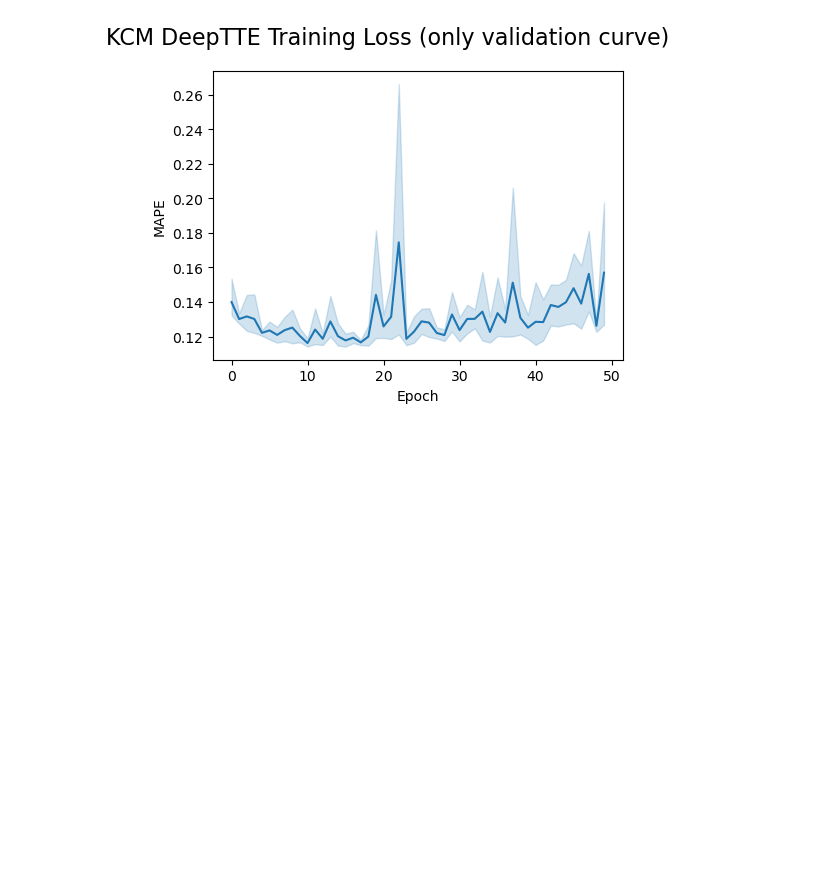
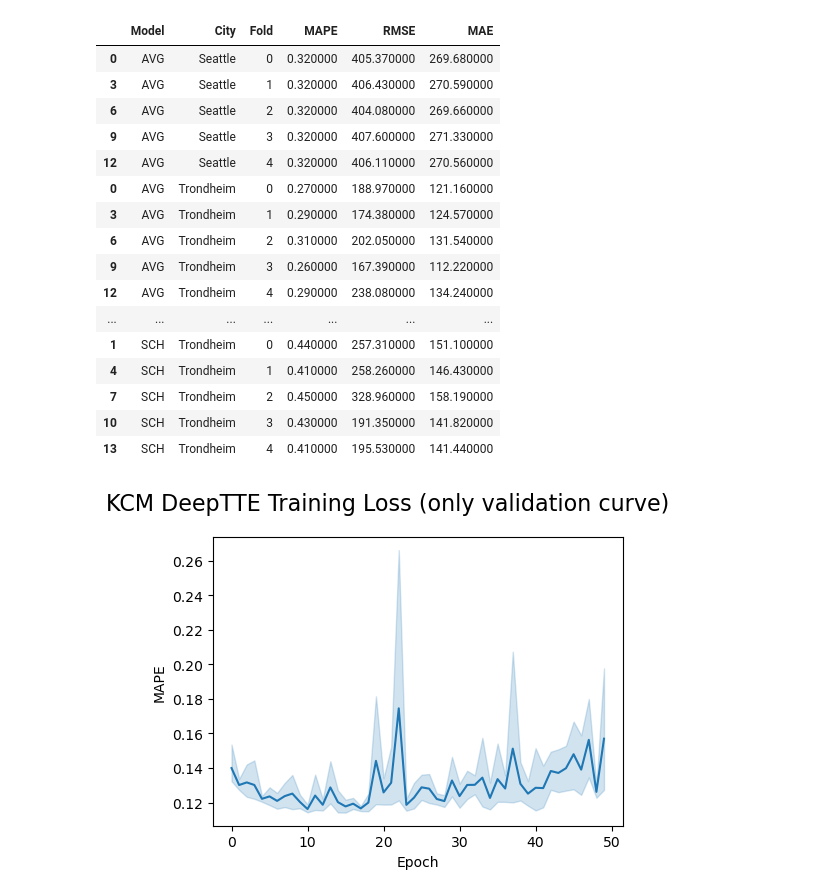
Before and after one commit to zackAemmer/generalizable_travel_times, a Jupyter notebook: src/explore_results.ipynb, the cells around one changed output. Saved outputs shown, nothing was run; the diff lists cells and outputs as text; code cells hidden in the pictures; blank space fills up the shorter version.

```diff
--- a/src/explore_results.ipynb
+++ b/src/explore_results.ipynb
@@ -33,4 +32,24 @@ performances_df = pd.concat([kcm_result_df, atb_result_df, kcm_deeptte_result_df
 model_curves_df = pd.concat([kcm_loss_df, atb_loss_df], axis=0)
+# %%
+performances_df
+# %% [output]
+|  | Model | City | Fold | MAPE | RMSE | MAE |
+| 0 | AVG | Seattle | 0 | 0.320000 | 405.370000 | 269.680000 |
+| 3 | AVG | Seattle | 1 | 0.320000 | 406.430000 | 270.590000 |
+| 6 | AVG | Seattle | 2 | 0.320000 | 404.080000 | 269.660000 |
+| 9 | AVG | Seattle | 3 | 0.320000 | 407.600000 | 271.330000 |
+| 12 | AVG | Seattle | 4 | 0.320000 | 406.110000 | 270.560000 |
+| 0 | AVG | Trondheim | 0 | 0.270000 | 188.970000 | 121.160000 |
+| 3 | AVG | Trondheim | 1 | 0.290000 | 174.380000 | 124.570000 |
+| 6 | AVG | Trondheim | 2 | 0.310000 | 202.050000 | 131.540000 |
+| 9 | AVG | Trondheim | 3 | 0.260000 | 167.390000 | 112.220000 |
+| 12 | AVG | Trondheim | 4 | 0.290000 | 238.080000 | 134.240000 |
+| ... | ... | ... | ... | ... | ... | ... |
+| 1 | SCH | Trondheim | 0 | 0.440000 | 257.310000 | 151.100000 |
+| 4 | SCH | Trondheim | 1 | 0.410000 | 258.260000 | 146.430000 |
+| 7 | SCH | Trondheim | 2 | 0.450000 | 328.960000 | 158.190000 |
+| 10 | SCH | Trondheim | 3 | 0.430000 | 191.350000 | 141.820000 |
+| 13 | SCH | Trondheim | 4 | 0.410000 | 195.530000 | 141.440000 |
 # %%
 fig, axes = plt.subplots(1,1)
 fig.set_figheight(4)
```
Also changed, not shown: parts of 3 cells of this notebook, 3 other files.
